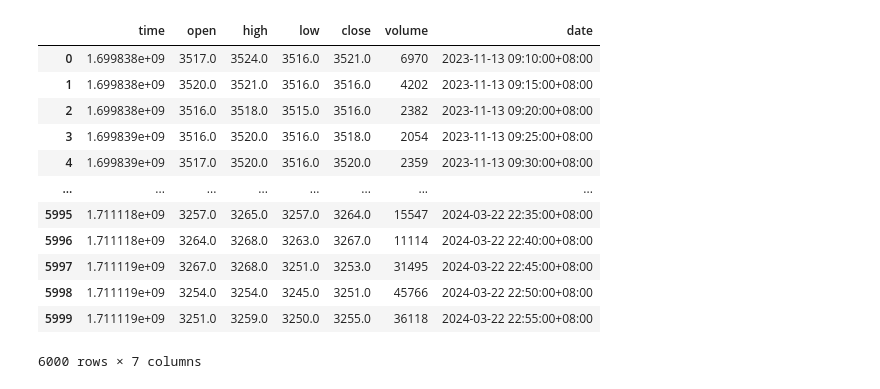
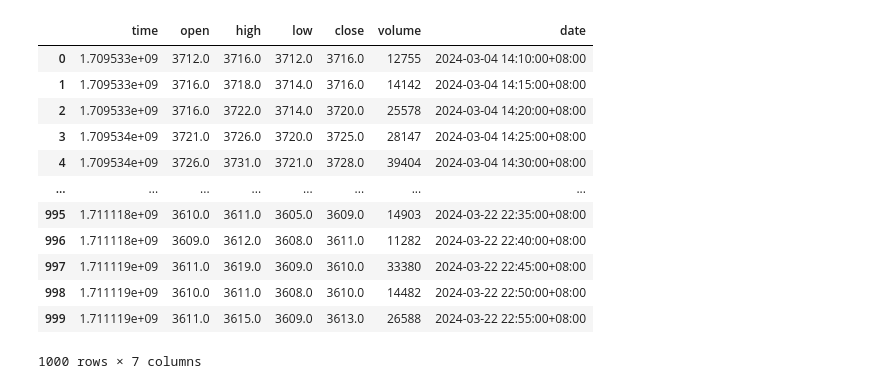
Before and after one commit to hxse/simple-quant, a Jupyter notebook: example/template/demo.ipynb, the cells around one changed output. Saved outputs shown, nothing was run; the diff lists cells and outputs as text; code cells hidden in the pictures.

```diff
--- a/example/template/example.ipynb
+++ b/example/template/demo.ipynb
@@ -30,41 +35,41 @@ print(demo_time, d, t)
 # %%
 # get_data
 import pandas as pd
 from pathlib import Path
 
-config = {
-    # "name": "SHFE.rb2405",
+ohlc_config = {
+    "name": "SHFE.rb2405",
     # "name": "CZCE.MA405",
-    "name": "DCE.m2405",
+    # "name": "DCE.m2405",
     # "name": "CZCE.RM405",
     # "name": "DCE.c2405",
     # "name": "DCE.l2405",
     # "name": "CZCE.TA405",
     "frequency": "300s",  # 15s, 30s, 60s, 300s, 900s, 1800s
-    "count": 6000,
+    "count": 1000,
     "refresh": True,
     # "end_time": None,
     "end_time": "2024-03-22 23:00:00",
 }
 
 path = Path(
-    f"../../csv/{config['name']}/{config['name']} {config['frequency']} {config['count']} {config['end_time'].replace(':','_')}.csv"
+    f"../../csv/{ohlc_config['name']}/{ohlc_config['name']} {ohlc_config['frequency']} {ohlc_config['count']} {ohlc_config['end_time'].replace(':','_')}.csv"
 )
 path.parent.mkdir(parents=True, exist_ok=True)
 
-data = get_or_read_data(config,path)
-data
+ohlc_data = get_or_read_data(ohlc_config,path)
+ohlc_data
 # %% [output]
 |  | time | open | high | low | close | volume | date |
-| 0 | 1.699838e+09 | 3517.0 | 3524.0 | 3516.0 | 3521.0 | 6970 | 2023-11-13 09:10:00+08:00 |
-| 1 | 1.699838e+09 | 3520.0 | 3521.0 | 3516.0 | 3516.0 | 4202 | 2023-11-13 09:15:00+08:00 |
-| 2 | 1.699838e+09 | 3516.0 | 3518.0 | 3515.0 | 3516.0 | 2382 | 2023-11-13 09:20:00+08:00 |
-| 3 | 1.699839e+09 | 3516.0 | 3520.0 | 3516.0 | 3518.0 | 2054 | 2023-11-13 09:25:00+08:00 |
-| 4 | 1.699839e+09 | 3517.0 | 3520.0 | 3516.0 | 3520.0 | 2359 | 2023-11-13 09:30:00+08:00 |
+| 0 | 1.709533e+09 | 3712.0 | 3716.0 | 3712.0 | 3716.0 | 12755 | 2024-03-04 14:10:00+08:00 |
+| 1 | 1.709533e+09 | 3716.0 | 3718.0 | 3714.0 | 3716.0 | 14142 | 2024-03-04 14:15:00+08:00 |
+| 2 | 1.709533e+09 | 3716.0 | 3722.0 | 3714.0 | 3720.0 | 25578 | 2024-03-04 14:20:00+08:00 |
+| 3 | 1.709534e+09 | 3721.0 | 3726.0 | 3720.0 | 3725.0 | 28147 | 2024-03-04 14:25:00+08:00 |
+| 4 | 1.709534e+09 | 3726.0 | 3731.0 | 3721.0 | 3728.0 | 39404 | 2024-03-04 14:30:00+08:00 |
 | ... | ... | ... | ... | ... | ... | ... | ... |
-| 5995 | 1.711118e+09 | 3257.0 | 3265.0 | 3257.0 | 3264.0 | 15547 | 2024-03-22 22:35:00+08:00 |
-| 5996 | 1.711118e+09 | 3264.0 | 3268.0 | 3263.0 | 3267.0 | 11114 | 2024-03-22 22:40:00+08:00 |
-| 5997 | 1.711119e+09 | 3267.0 | 3268.0 | 3251.0 | 3253.0 | 31495 | 2024-03-22 22:45:00+08:00 |
-| 5998 | 1.711119e+09 | 3254.0 | 3254.0 | 3245.0 | 3251.0 | 45766 | 2024-03-22 22:50:00+08:00 |
-| 5999 | 1.711119e+09 | 3251.0 | 3259.0 | 3250.0 | 3255.0 | 36118 | 2024-03-22 22:55:00+08:00 |
+| 995 | 1.711118e+09 | 3610.0 | 3611.0 | 3605.0 | 3609.0 | 14903 | 2024-03-22 22:35:00+08:00 |
+| 996 | 1.711118e+09 | 3609.0 | 3612.0 | 3608.0 | 3611.0 | 11282 | 2024-03-22 22:40:00+08:00 |
+| 997 | 1.711119e+09 | 3611.0 | 3619.0 | 3609.0 | 3610.0 | 33380 | 2024-03-22 22:45:00+08:00 |
+| 998 | 1.711119e+09 | 3610.0 | 3611.0 | 3608.0 | 3610.0 | 14482 | 2024-03-22 22:50:00+08:00 |
+| 999 | 1.711119e+09 | 3611.0 | 3615.0 | 3609.0 | 3613.0 | 26588 | 2024-03-22 22:55:00+08:00 |
-6000 rows × 7 columns
+1000 rows × 7 columns
```
Also changed, not shown: parts of 12 cells of this notebook, 16 other files.
